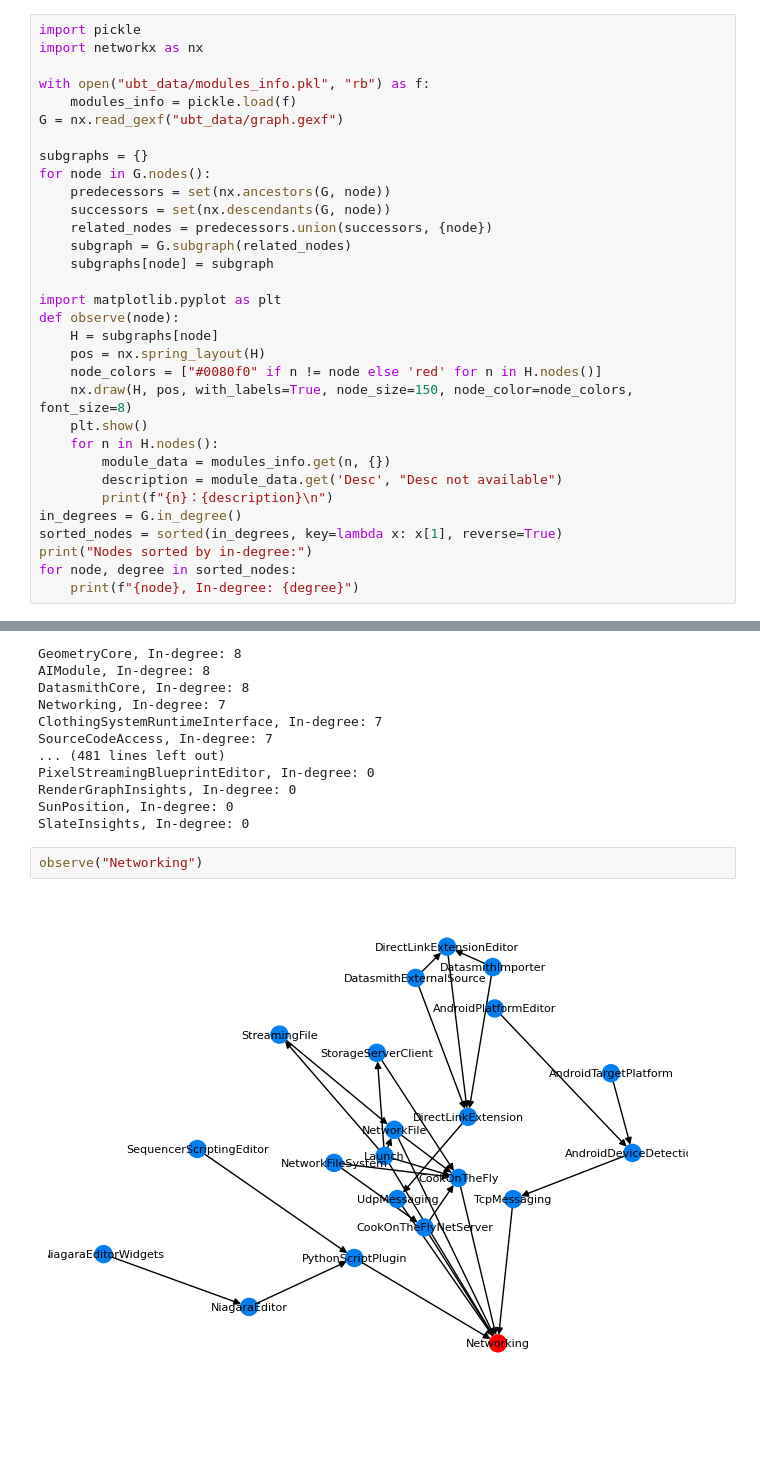
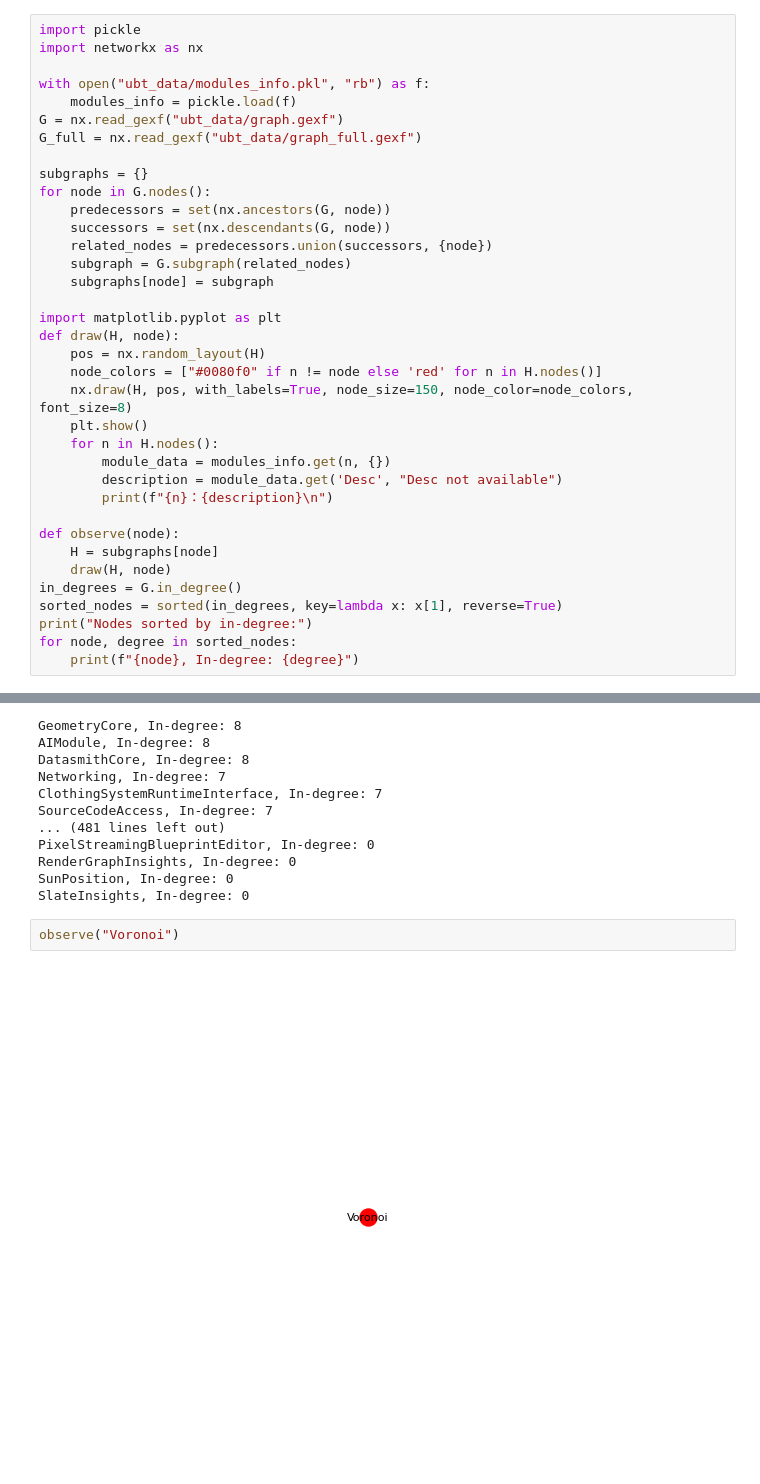
Before and after one commit to zoheth/UE-Trim, a Jupyter notebook: visualization.ipynb, the cells around one changed output, grey strips where cells are left out. Saved outputs shown, nothing was run; the diff lists cells and outputs as text; blank space fills up the shorter version.

Commit message:
Update visualization script

```diff
--- a/visualization.ipynb
+++ b/visualization.ipynb
@@ -5,6 +5,7 @@ import networkx as nx
 with open("ubt_data/modules_info.pkl", "rb") as f:
     modules_info = pickle.load(f)
 G = nx.read_gexf("ubt_data/graph.gexf")
+G_full = nx.read_gexf("ubt_data/graph_full.gexf")
 
 subgraphs = {}
 for node in G.nodes():
@@ -15,9 +16,8 @@ for node in G.nodes():
     subgraphs[node] = subgraph
 
 import matplotlib.pyplot as plt
-def observe(node):
-    H = subgraphs[node]
-    pos = nx.spring_layout(H)
+def draw(H, node):
+    pos = nx.random_layout(H)
     node_colors = ["#0080f0" if n != node else 'red' for n in H.nodes()]
     nx.draw(H, pos, with_labels=True, node_size=150, node_color=node_colors, font_size=8)
     plt.show()
@@ -25,6 +25,10 @@ def observe(node):
         module_data = modules_info.get(n, {})
         description = module_data.get('Desc', "Desc not available")
         print(f"{n}：{description}\n")
+
+def observe(node):
+    H = subgraphs[node]
+    draw(H, node)
 in_degrees = G.in_degree()
 sorted_nodes = sorted(in_degrees, key=lambda x: x[1], reverse=True)
 print("Nodes sorted by in-degree:")
@@ -49,6 +53,6 @@ RenderGraphInsights, In-degree: 0
 SunPosition, In-degree: 0
 SlateInsights, In-degree: 0
 # %%
-observe("Networking")
+observe("Voronoi")
 # %% [output]
-[figure, old version]
+[figure, new version]
```
Also changed, not shown: parts of 5 cells of this notebook, 1 other file.
